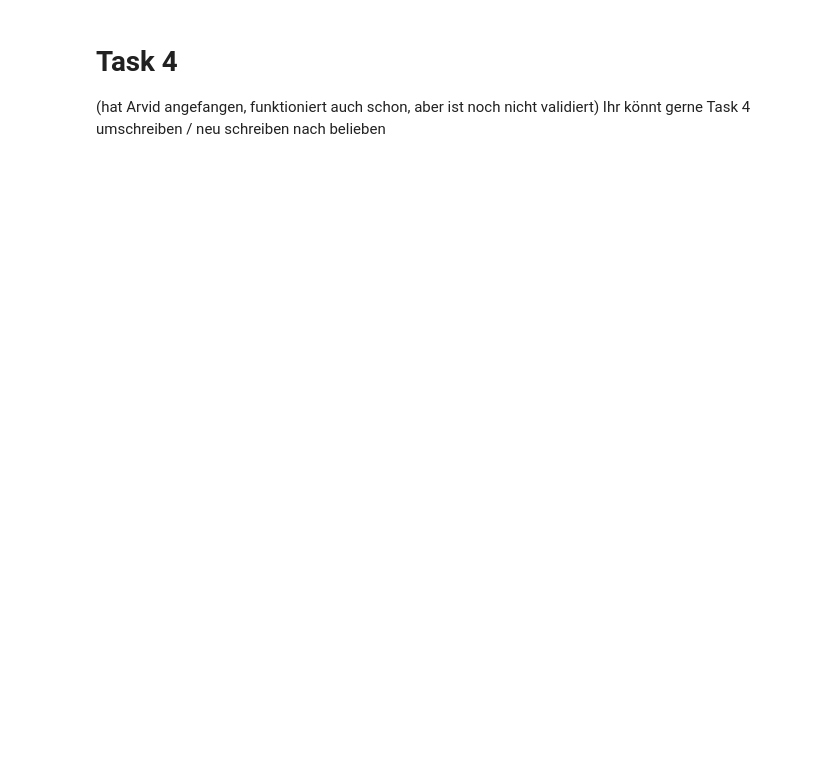
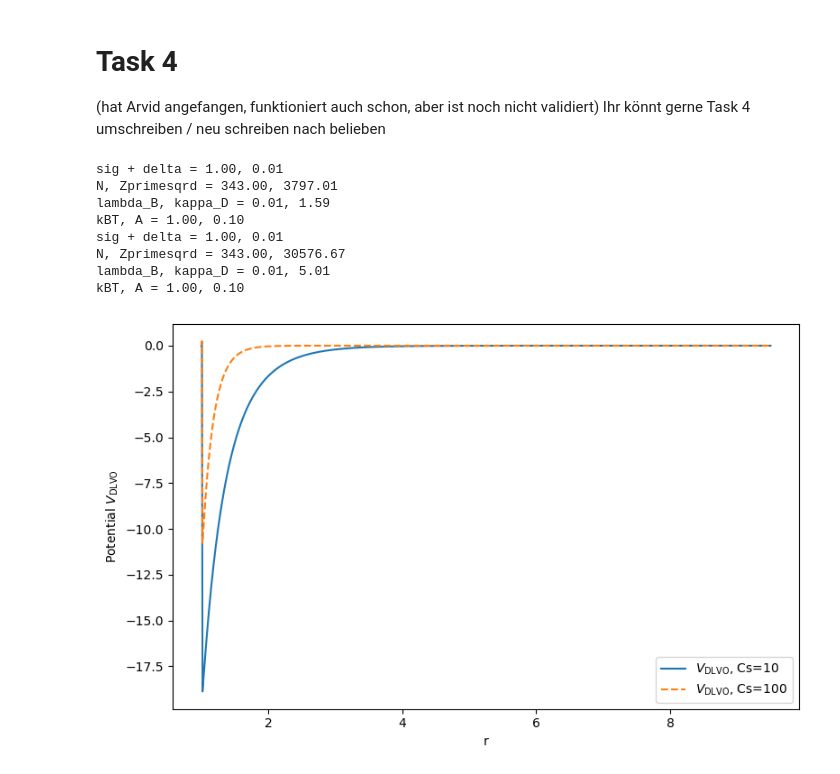
Before and after one commit to ScythiansCloud/FinalProject_CompPhys, a Jupyter notebook: main.ipynb, the cells around one changed output. Cells and saved outputs as stored; diff of their text form; code cells hidden in the pictures; blank space fills up the shorter version.

```diff
--- a/main.ipynb
+++ b/main.ipynb
@@ -88,6 +86,8 @@ slope, intercept, _, _, _ = linregress(x, y)
 print(type(slope))
 print(slope)  # Output: 2.0
 # %%
+import numpy as np
+
 def DLVO_potential(r, L, N, sig, delta, A, m, Zprimesqrd, lambda_B, kappa_D, kbT):
     """
     r: Array of distances r, for which the potential needs to be calculated
@@ -99,7 +99,7 @@ def DLVO_potential(r, L, N, sig, delta, A, m, Zprimesqrd, lambda_B, kappa_D, kbT
     mask = r > (sig + delta)
 
     # Pre‐allocate output
-    V = np.empty_like(r)
+    V = np.zeros(len(r))
 
     # Case 1: Van der Waals + Electrostatic
     r1 = r[mask]
@@ -114,39 +114,50 @@ def DLVO_potential(r, L, N, sig, delta, A, m, Zprimesqrd, lambda_B, kappa_D, kbT
 
     return V
 
+settings3.init(10)
 
 
-
-r_array = np.linspace(0.0001, 9.5, 1000)
+r_array = np.linspace(1, 9.5, 1000)
 
 V_DLVO_Cs10 = DLVO_potential(r_array, settings3.L, settings3.N, settings3.sig, settings3.delta, settings3.A,
     settings3.m, settings3.Zprimesqrd, settings3.lambda_B, settings3.kappa_D, settings3.kBT)
 print(f"sig + delta = {settings3.sig:.2f}, {settings3.delta:.2f}")
 print(f"N, Zprimesqrd = {settings3.N:.2f}, {settings3.Zprimesqrd:.2f}")
 print(f"lambda_B, kappa_D = {settings3.lambda_B:.2f}, {settings3.kappa_D:.2f}")
 print(f"kBT, A = {settings3.kBT:.2f}, {settings3.A:.2f}")
 
 settings3.init(100)
 V_DLVO_Cs100 = DLVO_potential(r_array, settings3.L, settings3.N, settings3.sig, settings3.delta, settings3.A,
                               settings3.m, settings3.Zprimesqrd, settings3.lambda_B, settings3.kappa_D, settings3.kBT)
 
 print(f"sig + delta = {settings3.sig:.2f}, {settings3.delta:.2f}")
 print(f"N, Zprimesqrd = {settings3.N:.2f}, {settings3.Zprimesqrd:.2f}")
 print(f"lambda_B, kappa_D = {settings3.lambda_B:.2f}, {settings3.kappa_D:.2f}")
 print(f"kBT, A = {settings3.kBT:.2f}, {settings3.A:.2f}")
 
 
 
 plt.figure(figsize=(8,5))
 
 plt.plot(r_array, V_DLVO_Cs10, label=r"$V_\text{DLVO}$, Cs=10")
 
 plt.plot(r_array, V_DLVO_Cs100, label=r"$V_\text{DLVO}$, Cs=100", linestyle='--')
-plt.yscale('log')
+# plt.yscale('log')
 plt.xlabel("r")
 plt.ylabel(r"Potential $V_\text{DLVO}$")
 # plt.xlim(1.5, settings3.L/2)
 # plt.ylim(, 0)
 plt.legend()
+# plt.ylim([-10,10])
 # plt.title("")
 plt.tight_layout()
+# %% [output]
+sig + delta = 1.00, 0.01
+N, Zprimesqrd = 343.00, 3797.01
+lambda_B, kappa_D = 0.01, 1.59
+kBT, A = 1.00, 0.10
+sig + delta = 1.00, 0.01
+N, Zprimesqrd = 343.00, 30576.67
+lambda_B, kappa_D = 0.01, 5.01
+kBT, A = 1.00, 0.10
+[figure, added]
```
Also changed, not shown: parts of 2 cells of this notebook, 1 other file.
